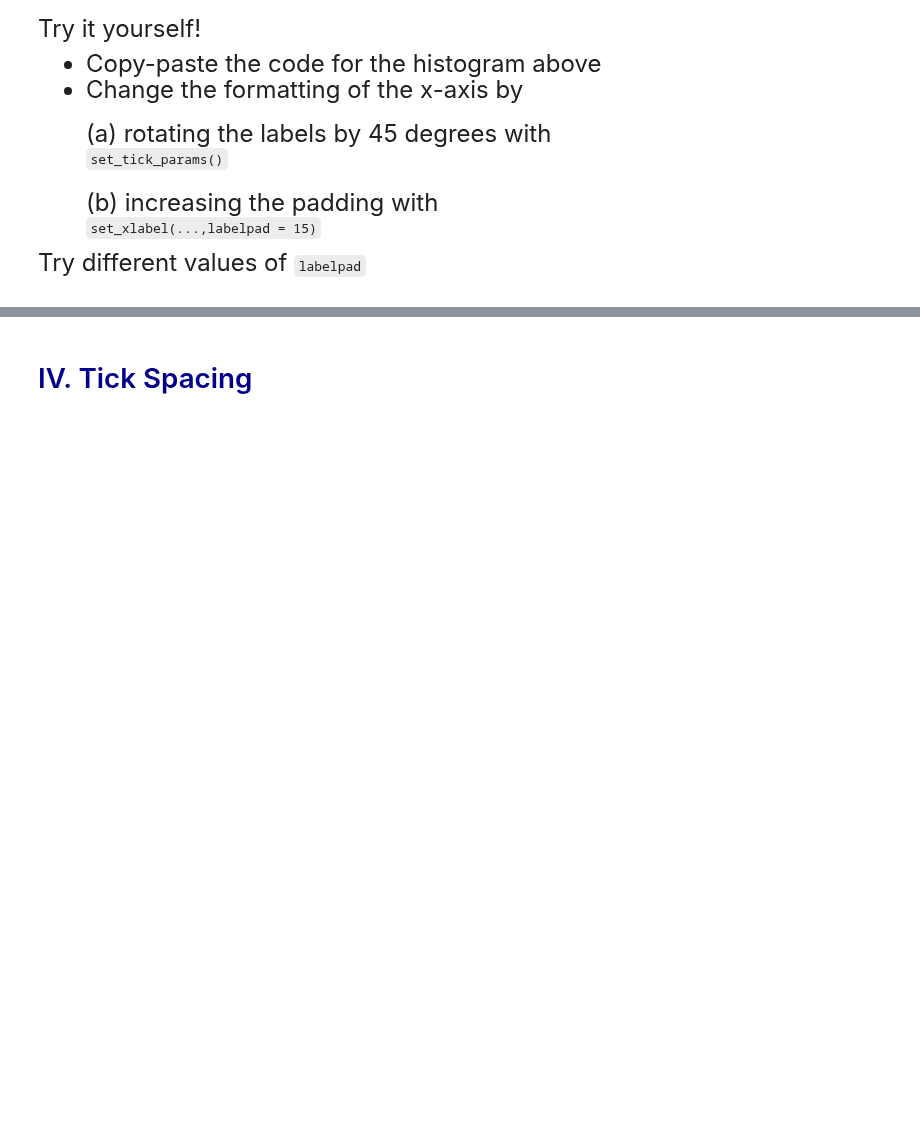
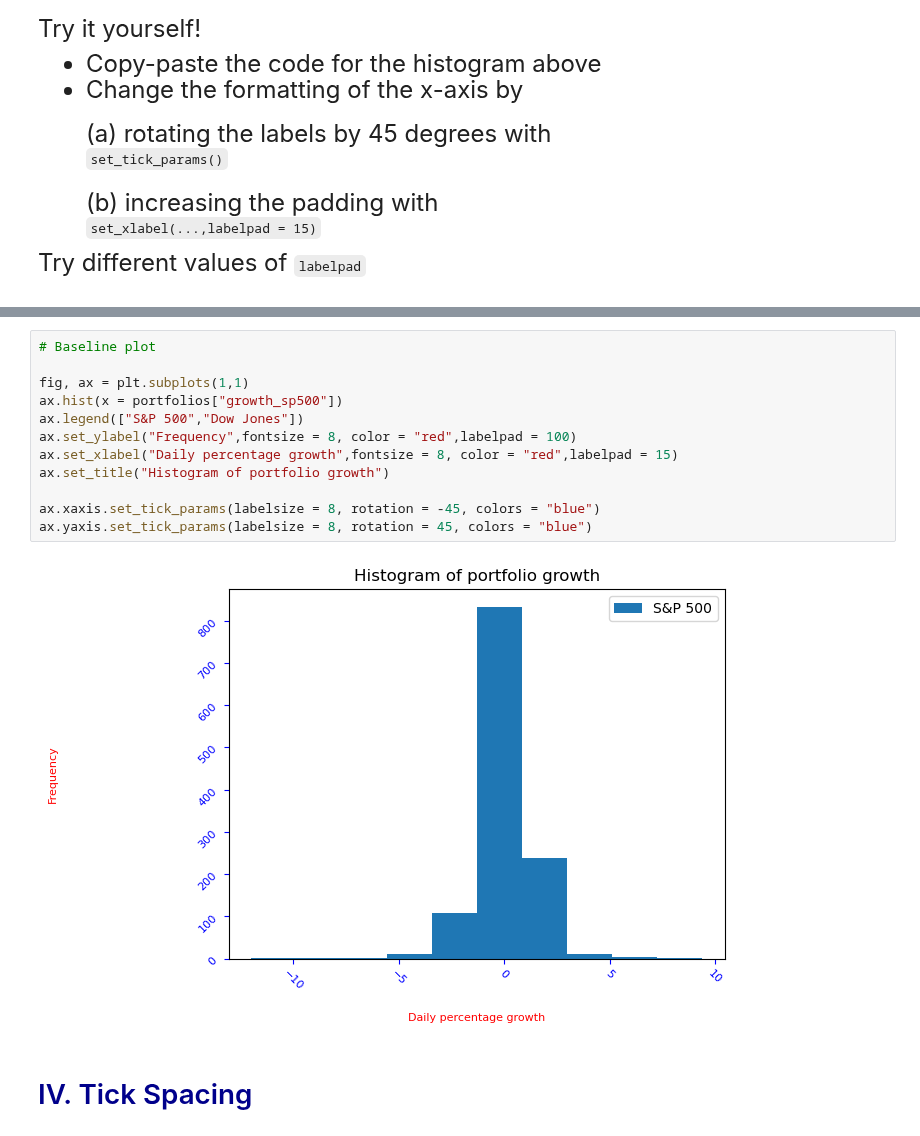
Before and after one commit to zoe-liu-724/qtm151spring2025, a Jupyter notebook: lecture_19/lecture_19.ipynb, the cells around one changed output, grey strips where cells are left out. Cells and saved outputs as stored; diff of their text form; blank space fills up the shorter version.

```diff
--- a/lecture_19/lecture_19.ipynb
+++ b/lecture_19/lecture_19.ipynb
@@ -181,3 +193,17 @@
+# %%
+# Baseline plot
+
+fig, ax = plt.subplots(1,1)
+ax.hist(x = portfolios["growth_sp500"])
+ax.legend(["S&P 500","Dow Jones"])
+ax.set_ylabel("Frequency",fontsize = 8, color = "red",labelpad = 100)
+ax.set_xlabel("Daily percentage growth",fontsize = 8, color = "red",labelpad = 15)
+ax.set_title("Histogram of portfolio growth")
+
+ax.xaxis.set_tick_params(labelsize = 8, rotation = -45, colors = "blue")
+ax.yaxis.set_tick_params(labelsize = 8, rotation = 45, colors = "blue")
+# %% [output]
+[figure, added]
 # %% [markdown]
 # <span style="color:darkblue"> IV. Tick Spacing  </span>
 # %% [markdown]
```
Also changed, not shown: parts of 8 cells of this notebook, 10 other files.
